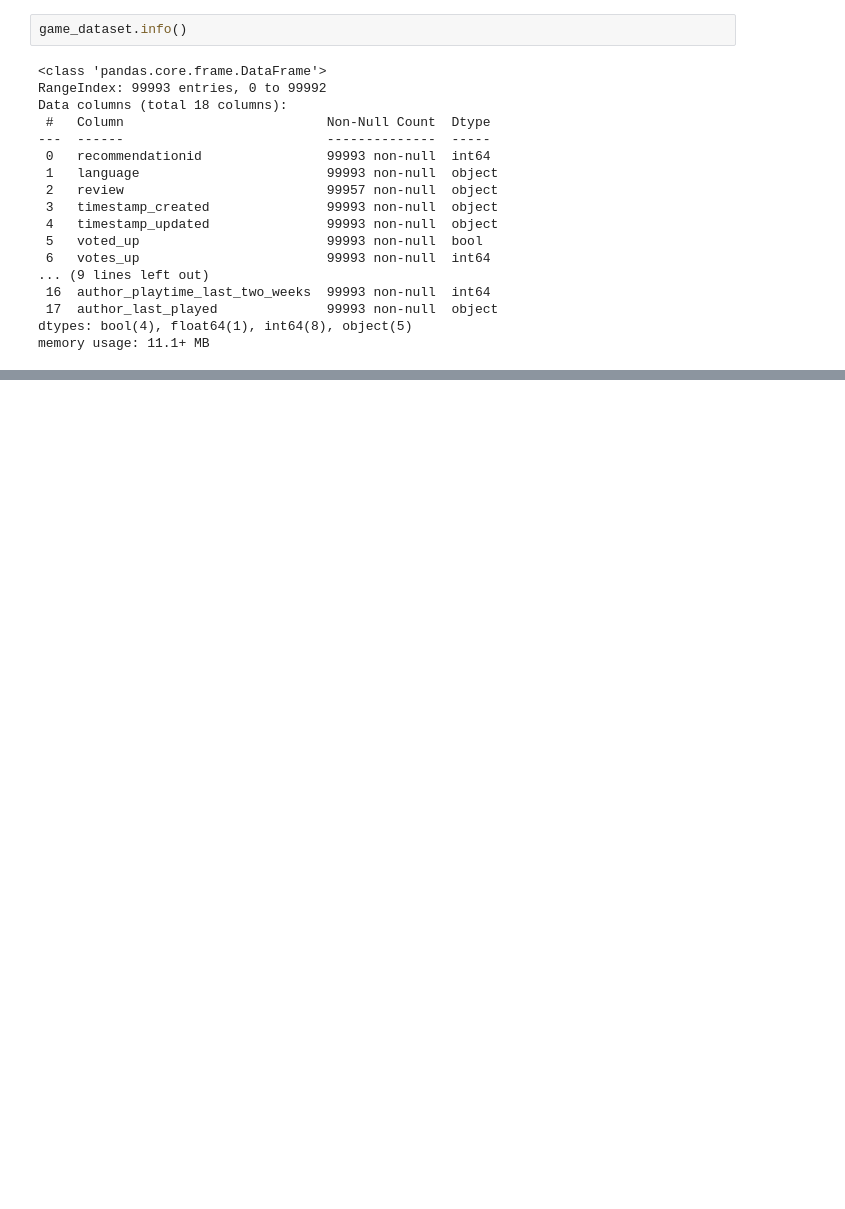
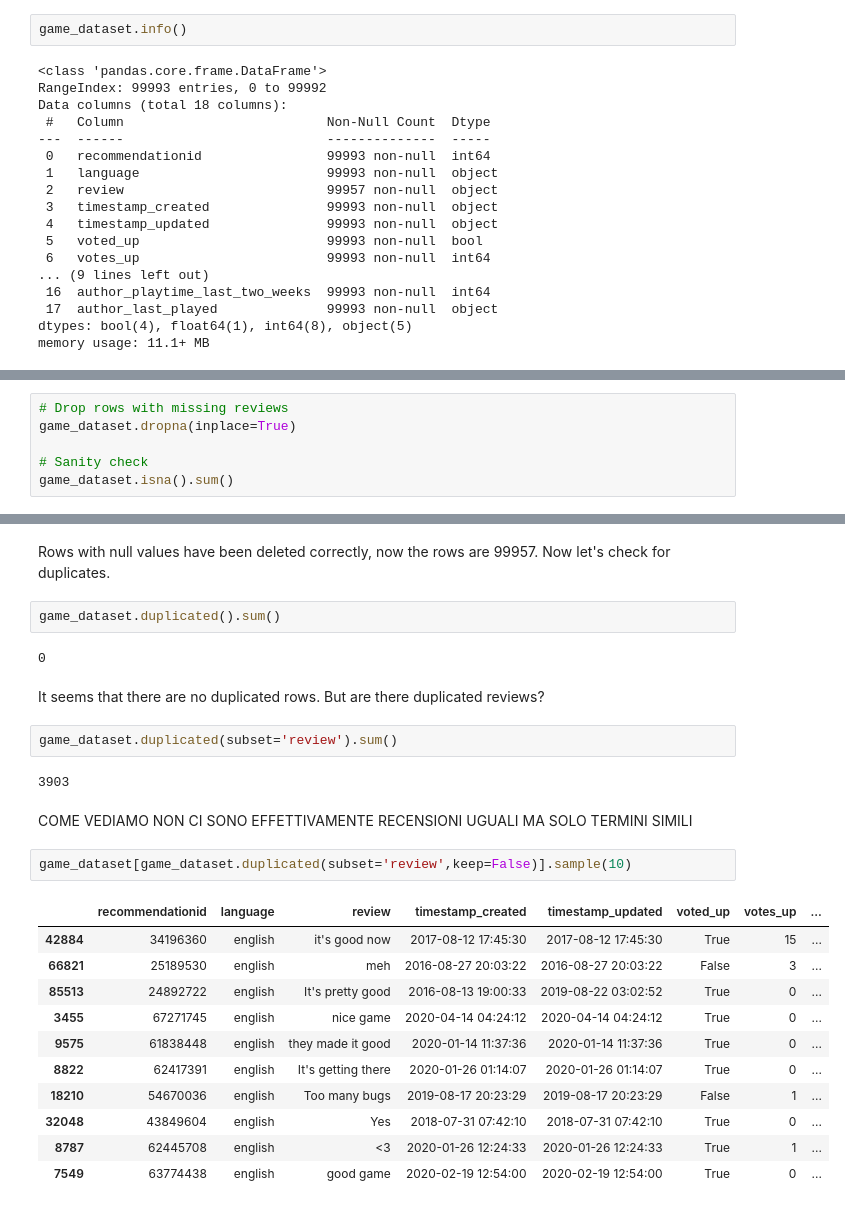
Before and after one commit to iladesio/NLP_Videogame-Playability-Analysis, a Jupyter notebook: src/project.ipynb, the cells around one changed output, grey strips where cells are left out. Drawn from its saved outputs; the diff is of its cells as text; blank space fills up the shorter version.

```diff
--- a/src/project.ipynb
+++ b/src/project.ipynb
@@ -110,0 +193,6 @@ The shape of the dataset is 99993 rows by 18 columns
+# %%
+# Drop rows with missing reviews
+game_dataset.dropna(inplace=True)
+
+# Sanity check
+game_dataset.isna().sum()
@@ -110,0 +241,29 @@ The shape of the dataset is 99993 rows by 18 columns
+# %% [markdown]
+Rows with null values have been deleted correctly, now the rows are 99957.
+Now let's check for duplicates.
+# %%
+game_dataset.duplicated().sum()
+# %% [output]
+0
+# %% [markdown]
+It seems that there are no duplicated rows. But are there duplicated reviews?
+# %%
+game_dataset.duplicated(subset='review').sum()
+# %% [output]
+3903
+# %% [markdown]
+COME VEDIAMO NON CI SONO EFFETTIVAMENTE RECENSIONI UGUALI MA SOLO TERMINI SIMILI
+# %%
+game_dataset[game_dataset.duplicated(subset='review',keep=False)].sample(10)
+# %% [output]
+|  | recommendationid | language | review | timestamp_created | timestamp_updated | voted_up | votes_up | ... |
+| 42884 | 34196360 | english | it's good now | 2017-08-12 17:45:30 | 2017-08-12 17:45:30 | True | 15 | ... |
+| 66821 | 25189530 | english | meh | 2016-08-27 20:03:22 | 2016-08-27 20:03:22 | False | 3 | ... |
+| 85513 | 24892722 | english | It's pretty good | 2016-08-13 19:00:33 | 2019-08-22 03:02:52 | True | 0 | ... |
+| 3455 | 67271745 | english | nice game | 2020-04-14 04:24:12 | 2020-04-14 04:24:12 | True | 0 | ... |
+| 9575 | 61838448 | english | they made it good | 2020-01-14 11:37:36 | 2020-01-14 11:37:36 | True | 0 | ... |
+| 8822 | 62417391 | english | It's getting there | 2020-01-26 01:14:07 | 2020-01-26 01:14:07 | True | 0 | ... |
+| 18210 | 54670036 | english | Too many bugs | 2019-08-17 20:23:29 | 2019-08-17 20:23:29 | False | 1 | ... |
+| 32048 | 43849604 | english | Yes | 2018-07-31 07:42:10 | 2018-07-31 07:42:10 | True | 0 | ... |
+| 8787 | 62445708 | english | <3 | 2020-01-26 12:24:33 | 2020-01-26 12:24:33 | True | 1 | ... |
+| 7549 | 63774438 | english | good game | 2020-02-19 12:54:00 | 2020-02-19 12:54:00 | True | 0 | ... |
```
Also changed, not shown: parts of 24 cells of this notebook.
